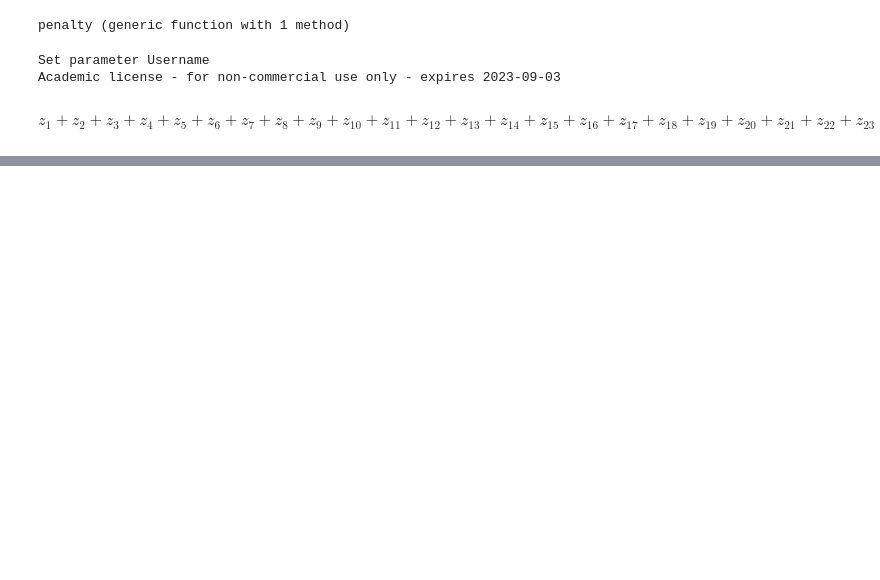
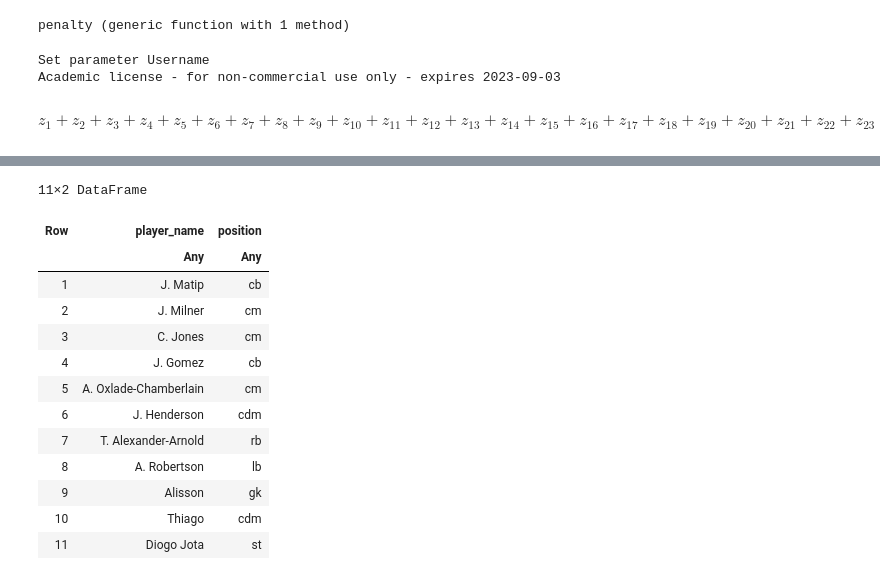
Before and after one commit to ashhad0030/Optimization-Final-Project, a Jupyter notebook: model.ipynb, the cells around one changed output, grey strips where cells are left out. Cells and saved outputs as stored; diff of their text form; code cells hidden in the pictures; blank space fills up the shorter version.

Commit message:
Working model! Added different line ups for the season based on the model ran

```diff
--- a/model.ipynb
+++ b/model.ipynb
@@ -59,6 +98,8 @@ central_pos = Set(["ldm", "cdm", "rdm", "lcm", "cm", "rcm", "lam", "cam", "ram"]
 forward_pos = Set(forwards)
 wing_pos = Set(["lwb", "rwb", "lm", "rm", "lw", "rw"])
 wingback_pos = Set(["lwb", "rwb", "lb", "rb"])
+
+starting_11 = Set([1, 2, 3, 4, 5, 6, 7, 8, 10, 11, 12])
 union(wingback_pos, wing_pos)
 # %% [output]
 Set{String} with 8 elements:
@@ -83,10 +124,14 @@ R = zeros(Int64, (n_players, n_positions))
 for i in 1:n_players
     player_orig = split(liverpool_data[i, "player_positions"], ", ")
     acceptable_pos = acceptable_positions(player_orig)
-    for pos in acceptable_pos
-        R[i, pos_to_ind[pos]] = liverpool_data[i, pos]
+    for pos in player_pos
+        if pos in acceptable_pos
+            R[i, pos_to_ind[pos]] = liverpool_data[i, pos]
+        else
+            R[i, pos_to_ind[pos]] = -100
+        end
     end
 end
-R[1, :]
+R[5, :]
 # %% [output]
 27-element Vector{Int64}:
@@ -109,5 +154,5 @@ R[1, :]
 # %%
-pos_discount = 0.99
+pos_discount = 0.98
 function penalty(player_number, game_number, x)
     if game_number == 1
         return 1
@@ -116,9 +161,9 @@ function penalty(player_number, game_number, x)
         return 1
     end
     max_consecutive = 0
-    for j in game_number-1:-1:1
+    for j in game_number-1:-1:max(1, game_number-6)
         if sum(x[player_number, j, k] for k in 1:n_positions) == 0
-            break
+            max_consecutive += 0
         else
             max_consecutive += 1
         end
@@ -128,6 +173,8 @@ end
 # %% [output]
 penalty (generic function with 1 method)
 # %%
+T_mult = 1
+
 # model = Model(with_optimizer(Gurobi.Optimizer))
 model = Model(Gurobi.Optimizer)
 
@@ -144,8 +191,15 @@ model = Model(Gurobi.Optimizer)
 ### R is player ratings, R[i][k] is player i for position k ###
 ### C is the opposing team rating, C[j] is the rating of the opposing team for game j ###
 
+
+for i in starting_11
+    @constraint(model, sum(sum(x[i, j, k] for j in 1:n_games) for k in 1:n_positions) >= 25)
+end
+
 for j in 1:n_games
-    @constraint(model, sum(sum(R[i, k]*x[i, j, k] for i in 1:n_players) for k in 1:n_positions)/11 >= C[j, 2]*z[j])
+    @constraint(model, sum(sum(R[i, k]*x[i, j, k]*penalty(i, j, x) for i in 1:n_players) for k in 1:n_positions)/11 >= T_mult*C[j, 2]*z[j])
+    # @constraint(model, sum(sum(R[i, k]*x[i, j, k]*penalty(i, j, x) for i in 1:n_players) for k in 1:n_positions)/11 >= 85*z[j])
+    @constraint(model, sum(sum(R[i, k]*x[i, j, k]*penalty(i, j, x) for i in 1:n_players) for k in 1:n_positions)/11 >= 75)
 end
 
 ### Player Constraints ###
@@ -292,0 +348,26 @@ Dict{Any, Any} with 11 entries:
+# %%
+function dict_to_df(lineup_dict)
+    player_names, player_pos = [], []
+    for (key, value) in lineup_dict
+        push!(player_names, key)
+        push!(player_pos, value)
+    end
+    df = DataFrame(player_name = player_names, position = player_pos)
+    return df
+end
+dict_to_df(line_ups[1])
+# %% [output]
+11×2 DataFrame
+| Row | player_name | position |
+|  | Any | Any |
+| 1 | J. Matip | cb |
+| 2 | J. Milner | cm |
+| 3 | C. Jones | cm |
+| 4 | J. Gomez | cb |
+| 5 | A. Oxlade-Chamberlain | cm |
+| 6 | J. Henderson | cdm |
+| 7 | T. Alexander-Arnold | rb |
+| 8 | A. Robertson | lb |
+| 9 | Alisson | gk |
+| 10 | Thiago | cdm |
+| 11 | Diogo Jota | st |
```
Also changed, not shown: parts of 9 cells of this notebook, 4 other files.
